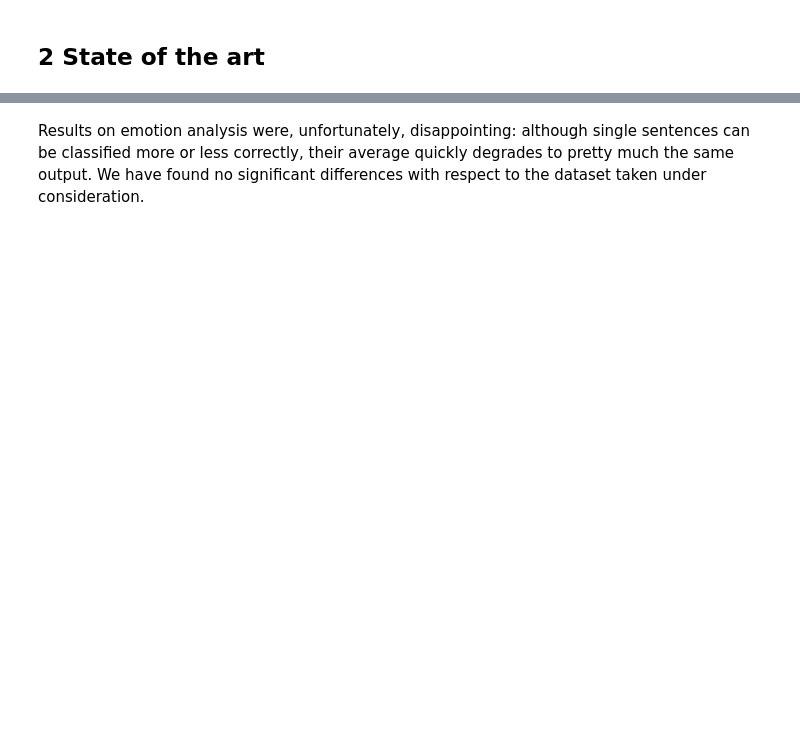
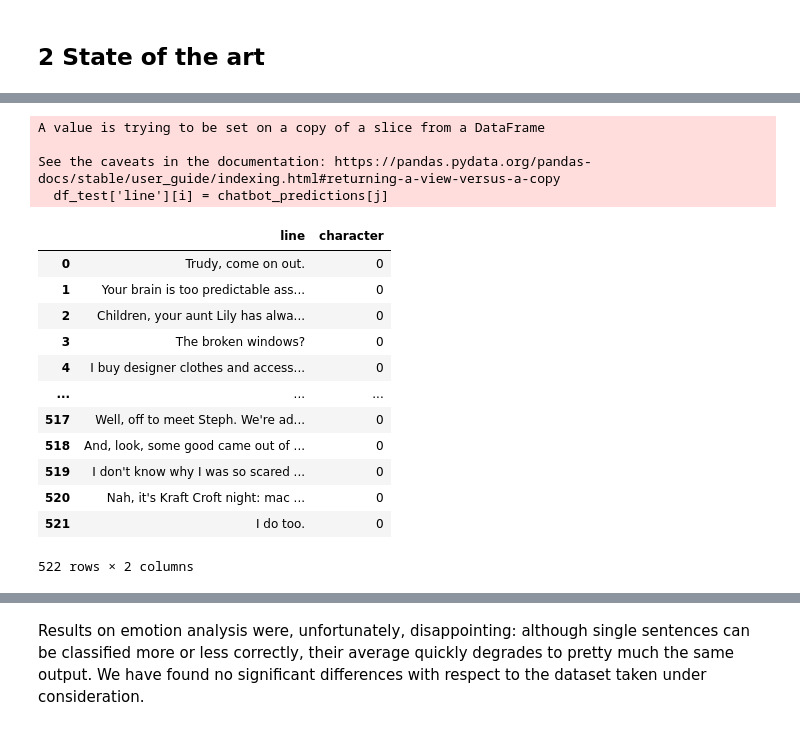
Before and after one commit to falric05/ChatBot-Personality-Recognition, a Jupyter notebook: notebooks/1_introduction.ipynb, the cells around one changed output, grey strips where cells are left out. Drawn from its saved outputs; the diff is of its cells as text; code cells hidden in the pictures; blank space fills up the shorter version.

```diff
--- a/notebooks/1_introduction.ipynb
+++ b/notebooks/1_introduction.ipynb
@@ -99,0 +122,9 @@ for c in characters:
+# %%
+file_name = 'barney_prediction_sampling.json'
+# Load tokenizer, and set its padding token to the symbol #, which is removed in preprocessing from all datasets
+tokenizer = AutoTokenizer.from_pretrained(model_name, cache_dir=os.path.join(base_folder, "cache"))
+tokenizer.pad_token = '#'
+# %%
+chatbot_predictions = get_chatbot_predictions(None, None, file_name, None, character, tokenizer, base_folder)
+chatbot_predictions = [tokenizer.decode(s, skip_special_tokens=True) for s in chatbot_predictions]
+chatbot_predictions[:5]
@@ -99,0 +149,28 @@ for c in characters:
+# %%
+j = 0
+for i in df_test.index:
+    if df_test['character'][i] == 1:
+        df_test['line'][i] = chatbot_predictions[j]
+        j += 1
+    if len(chatbot_predictions) == j:
+        break
+df_test = df_test[:j]
+df_test
+# %% [output]
+A value is trying to be set on a copy of a slice from a DataFrame
+
+See the caveats in the documentation: https://pandas.pydata.org/pandas-docs/stable/user_guide/indexing.html#returning-a-view-versus-a-copy
+  df_test['line'][i] = chatbot_predictions[j]
+|  | line | character |
+| 0 | Trudy, come on out. | 0 |
+| 1 | Your brain is too predictable ass... | 0 |
+| 2 | Children, your aunt Lily has alwa... | 0 |
+| 3 | The broken windows? | 0 |
+| 4 | I buy designer clothes and access... | 0 |
+| ... | ... | ... |
+| 517 | Well, off to meet Steph. We're ad... | 0 |
+| 518 | And, look, some good came out of ... | 0 |
+| 519 | I don't know why I was so scared ... | 0 |
+| 520 | Nah, it's Kraft Croft night: mac ... | 0 |
+| 521 | I do too. | 0 |
+522 rows × 2 columns
```
Also changed, not shown: parts of 49 cells of this notebook.
